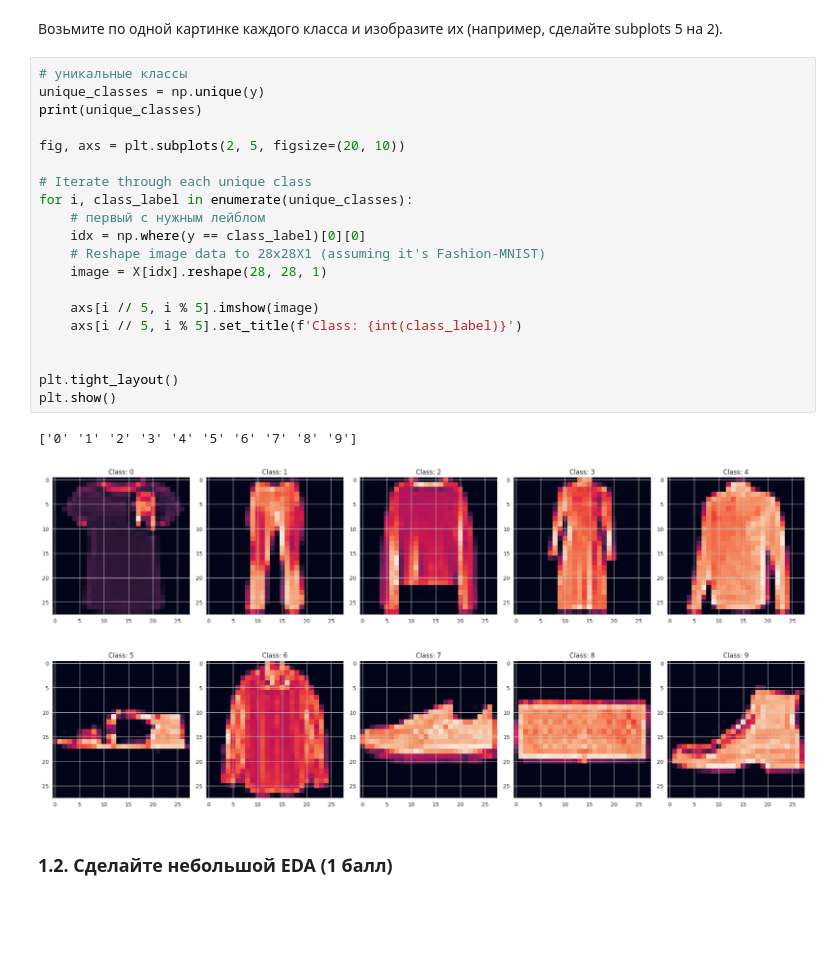
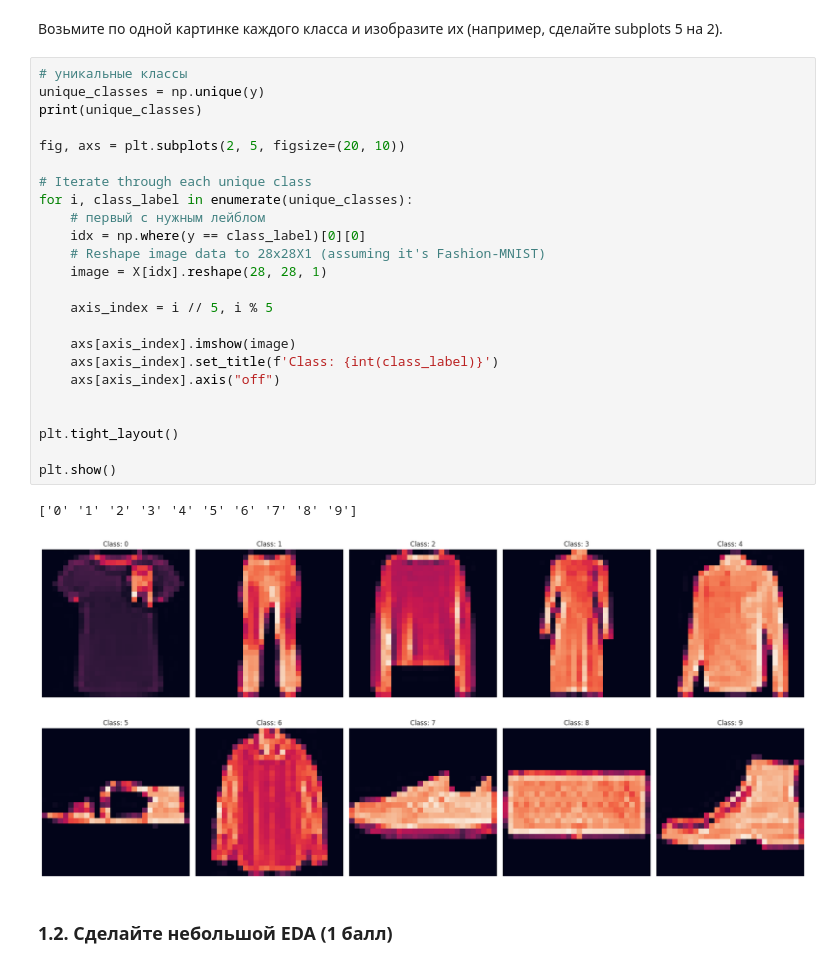
Before and after one commit to Aryunaa/BI_ml24_hws, a Jupyter notebook: hw1_knn/code/KNN.ipynb, the cells around one changed output. Drawn from its saved outputs; the diff is of its cells as text; blank space fills up the shorter version.

```diff
--- a/hw1_knn/code/KNN.ipynb
+++ b/hw1_knn/code/KNN.ipynb
@@ -60,26 +63,30 @@ plt.axis("off");
 # %%
 # уникальные классы
 unique_classes = np.unique(y)
 print(unique_classes)
 
 fig, axs = plt.subplots(2, 5, figsize=(20, 10))
 
 # Iterate through each unique class
 for i, class_label in enumerate(unique_classes):
     # первый с нужным лейблом
     idx = np.where(y == class_label)[0][0]
     # Reshape image data to 28x28X1 (assuming it's Fashion-MNIST)
     image = X[idx].reshape(28, 28, 1)
 
-    axs[i // 5, i % 5].imshow(image)
-    axs[i // 5, i % 5].set_title(f'Class: {int(class_label)}')
+    axis_index = i // 5, i % 5
+
+    axs[axis_index].imshow(image)
+    axs[axis_index].set_title(f'Class: {int(class_label)}')
+    axs[axis_index].axis("off")
 
 
 plt.tight_layout()
+
 plt.show()
 # %% [output]
 ['0' '1' '2' '3' '4' '5' '6' '7' '8' '9']
-[figure, old version]
+[figure, new version]
 # %% [markdown]
 ### 1.2. Сделайте небольшой EDA (1 балл)
 # %% [markdown]
```
Also changed, not shown: parts of 6 cells of this notebook, 2 other files.
